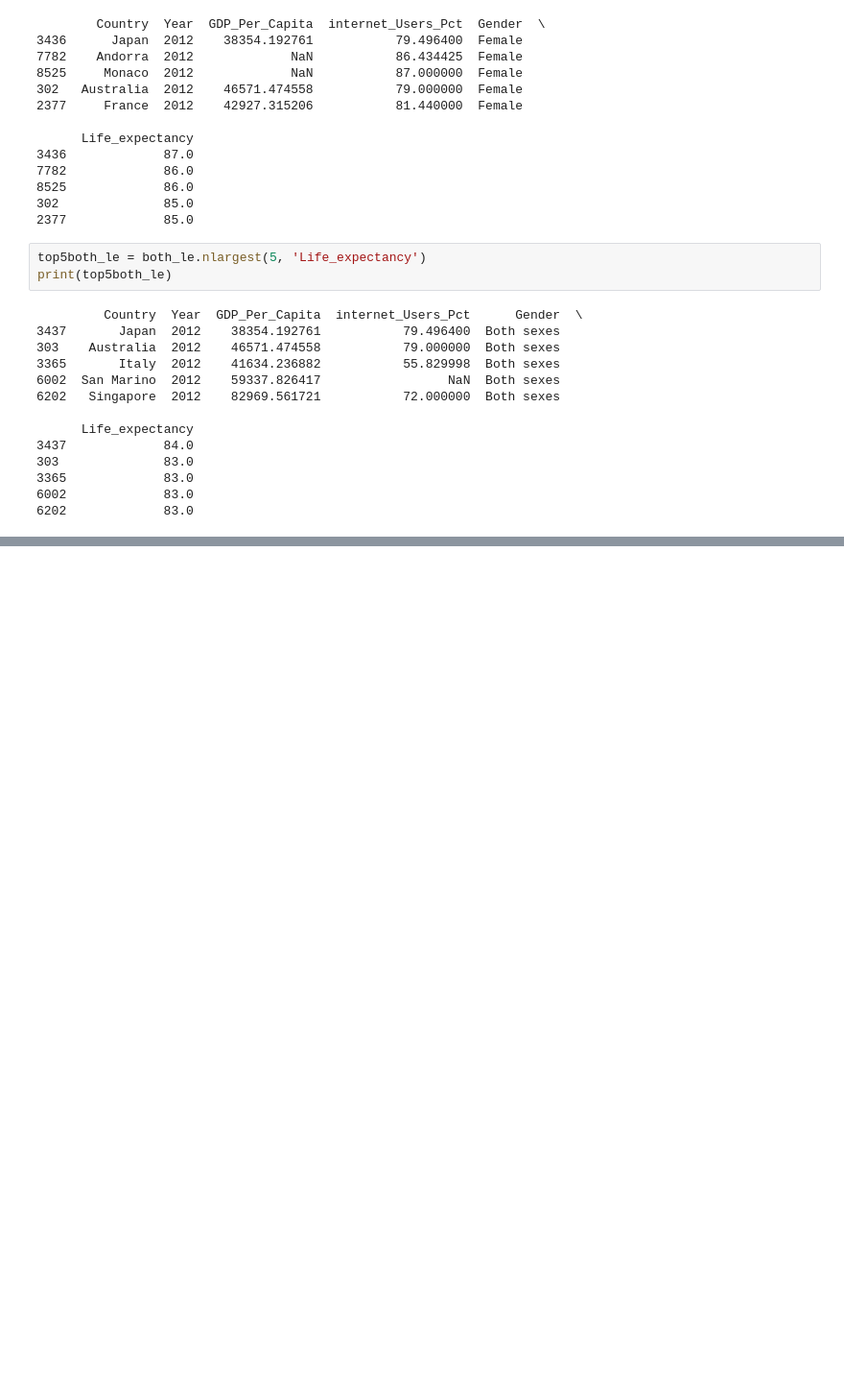
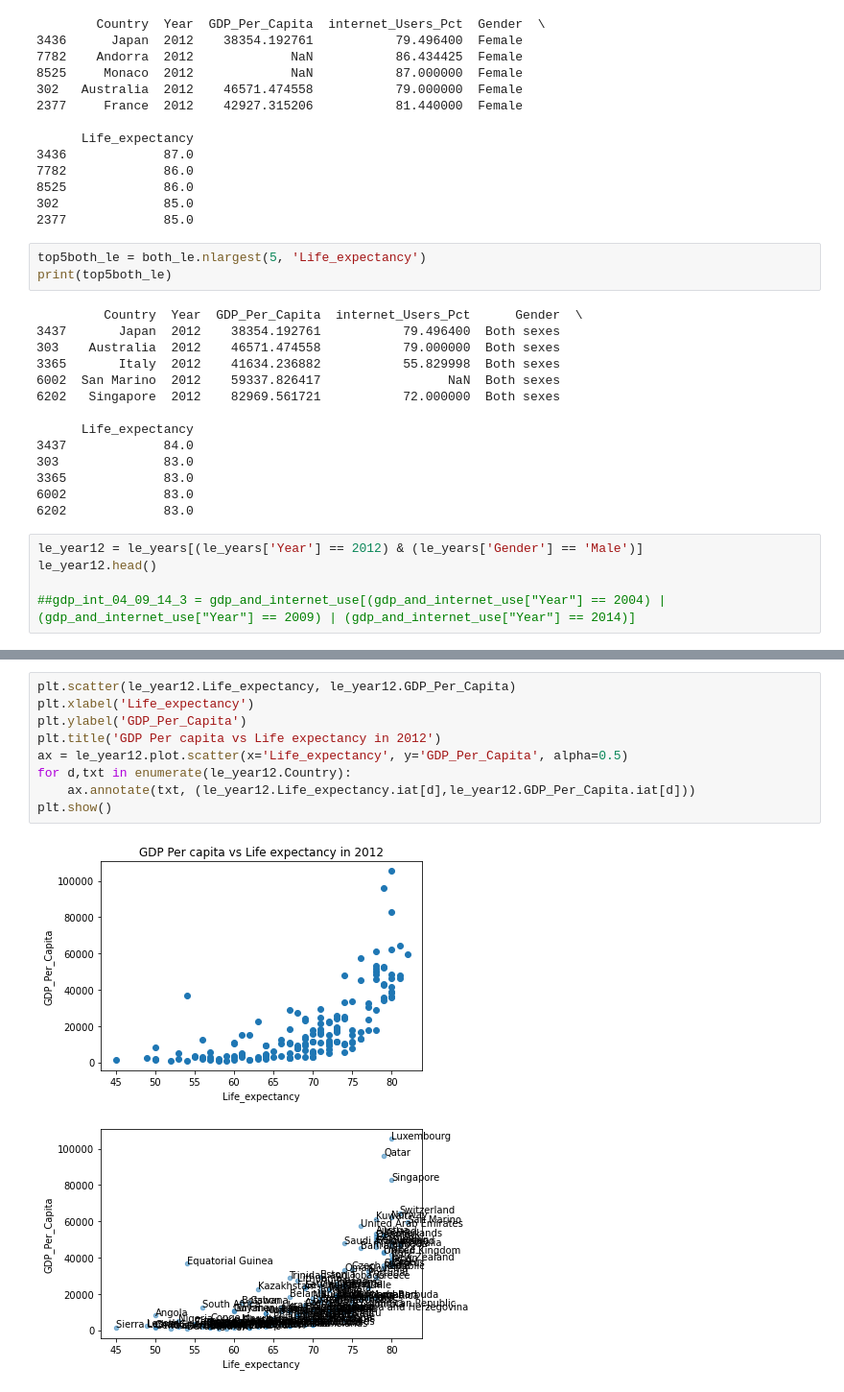
Before and after one commit to Mackeyk88/gdp-and-internet-usage-python, a Jupyter notebook: Notebook/Python1.ipynb, the cells around one changed output, grey strips where cells are left out. Shown at 96% size. Cells and saved outputs as stored; diff of their text form; blank space fills up the shorter version.

Commit message:
Fooling around with graph stuff

```diff
--- a/Notebook/Python1.ipynb
+++ b/Notebook/Python1.ipynb
@@ -716,3 +725,8 @@ print(top5both_le)
 3365             83.0
 6002             83.0
 6202             83.0
+# %%
+le_year12 = le_years[(le_years['Year'] == 2012) & (le_years['Gender'] == 'Male')]
+le_year12.head()
+
+##gdp_int_04_09_14_3 = gdp_and_internet_use[(gdp_and_internet_use["Year"] == 2004) | (gdp_and_internet_use["Year"] == 2009) | (gdp_and_internet_use["Year"] == 2014)]
@@ -718,0 +740,12 @@ print(top5both_le)
+# %%
+plt.scatter(le_year12.Life_expectancy, le_year12.GDP_Per_Capita)
+plt.xlabel('Life_expectancy')
+plt.ylabel('GDP_Per_Capita')
+plt.title('GDP Per capita vs Life expectancy in 2012')
+ax = le_year12.plot.scatter(x='Life_expectancy', y='GDP_Per_Capita', alpha=0.5)
+for d,txt in enumerate(le_year12.Country):
+    ax.annotate(txt, (le_year12.Life_expectancy.iat[d],le_year12.GDP_Per_Capita.iat[d]))
+plt.show()
+# %% [output]
+[figure, added]
+[figure, added]
```
Also changed, not shown: parts of 4 cells of this notebook.
